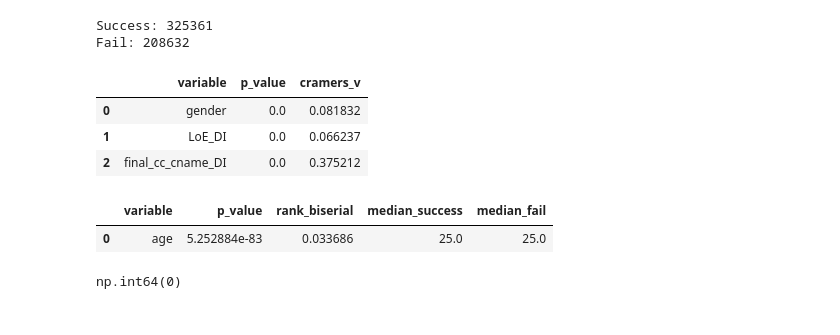
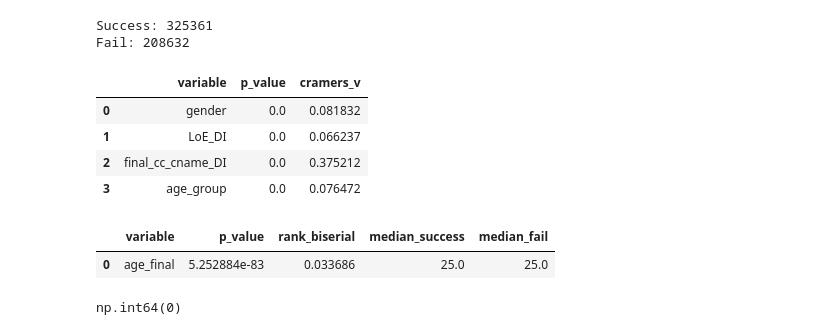
Before and after one commit to Ojirokim/data-analysis-practical-project, a Jupyter notebook: 김규열/퍼널_임계값분석.ipynb, the cells around one changed output. Drawn from its saved outputs; the diff is of its cells as text; code cells hidden in the pictures.

```diff
--- a/김규열/퍼널_임계값분석.ipynb
+++ b/김규열/퍼널_임계값분석.ipynb
@@ -276,38 +276,39 @@ print("Fail:", len(access_fail))
 Success: 325361
 Fail: 208632
 # %%
-cat_vars = ["gender", "LoE_DI", "final_cc_cname_DI"]
+cat_vars = ["gender", "LoE_DI", "final_cc_cname_DI", "age_group"]
 
 results_cat = []
 
 for var in cat_vars:
     cont = pd.crosstab(df[var], df["viewed"])
 
     chi2, p, _, _ = chi2_contingency(cont)
 
     n = cont.values.sum()
     phi2 = chi2 / n
     r, k = cont.shape
 
     cramers_v = np.sqrt(phi2 / min(r - 1, k - 1))
 
     results_cat.append({
         "variable": var,
         "p_value": p,
         "cramers_v": cramers_v
     })
 
 pd.DataFrame(results_cat)
 # %% [output]
 |  | variable | p_value | cramers_v |
 | 0 | gender | 0.0 | 0.081832 |
 | 1 | LoE_DI | 0.0 | 0.066237 |
 | 2 | final_cc_cname_DI | 0.0 | 0.375212 |
+| 3 | age_group | 0.0 | 0.076472 |
 # %%
 def rank_biserial_from_u(u_stat, n1, n2):
     return 1 - (2 * u_stat) / (n1 * n2)
 
-num_vars = ["age"]
+num_vars = ["age_final"]
 
 results_num = []
 
@@ -329,7 +330,7 @@ for var in num_vars:
 pd.DataFrame(results_num)
 # %% [output]
 |  | variable | p_value | rank_biserial | median_success | median_fail |
-| 0 | age | 5.252884e-83 | 0.033686 | 25.0 | 25.0 |
+| 0 | age_final | 5.252884e-83 | 0.033686 | 25.0 | 25.0 |
 # %%
 cont = pd.crosstab(df["final_cc_cname_DI"], df["viewed"])
 chi2, p, dof, expected = chi2_contingency(cont)
```
Also changed, not shown: 1 other file.
